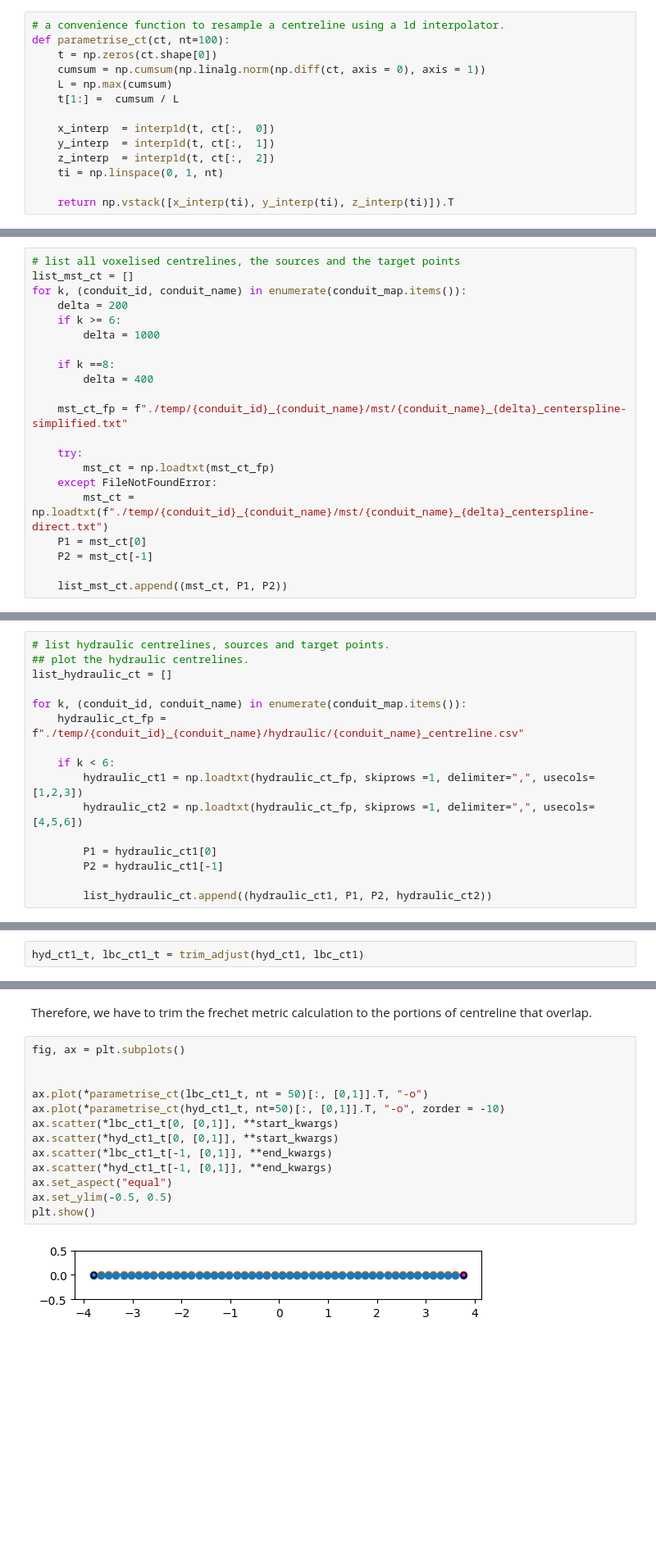
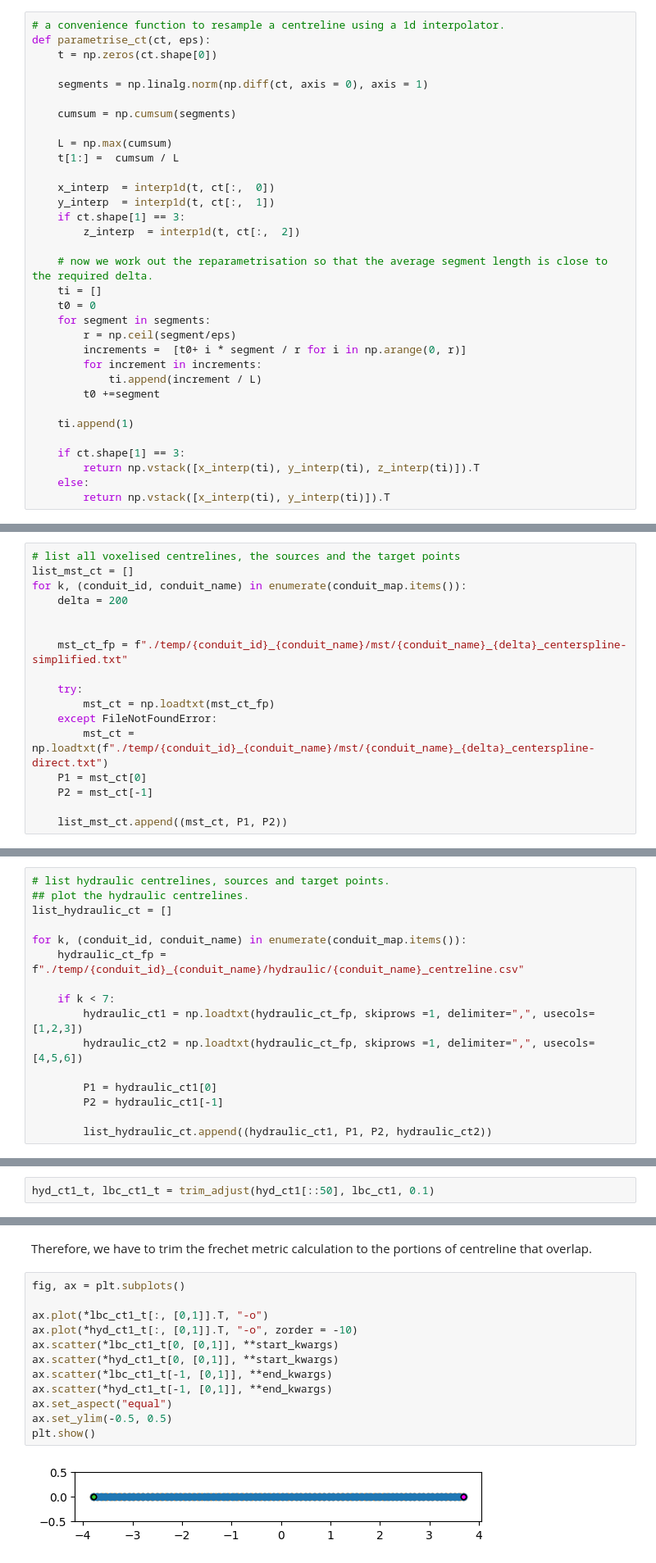
Before and after one commit to ERC-Karst/pc-centrelines, a Jupyter notebook: notebooks/6_compute_centreline_distances.ipynb, the cells around one changed output, grey strips where cells are left out. Shown at 82% size. Saved outputs shown, nothing was run; the diff lists cells and outputs as text; blank space fills up the shorter version.

```diff
--- a/notebooks/6_compute_centreline_distances.ipynb
+++ b/notebooks/6_compute_centreline_distances.ipynb
@@ -25,18 +25,37 @@ from scipy.interpolate import interp1d
 import matplotlib.pyplot as plt
 # %%
 # a convenience function to resample a centreline using a 1d interpolator.
-def parametrise_ct(ct, nt=100):
+def parametrise_ct(ct, eps):
     t = np.zeros(ct.shape[0])
-    cumsum = np.cumsum(np.linalg.norm(np.diff(ct, axis = 0), axis = 1))
+
+    segments = np.linalg.norm(np.diff(ct, axis = 0), axis = 1)
+
+    cumsum = np.cumsum(segments)
+
     L = np.max(cumsum)
     t[1:] =  cumsum / L
 
     x_interp  = interp1d(t, ct[:,  0])
     y_interp  = interp1d(t, ct[:,  1])
-    z_interp  = interp1d(t, ct[:,  2])
-    ti = np.linspace(0, 1, nt)
+    if ct.shape[1] == 3:
+        z_interp  = interp1d(t, ct[:,  2])
 
-    return np.vstack([x_interp(ti), y_interp(ti), z_interp(ti)]).T
+    # now we work out the reparametrisation so that the average segment length is close to the required delta.
+    ti = []
+    t0 = 0
+    for segment in segments:
+        r = np.ceil(segment/eps)
+        increments =  [t0+ i * segment / r for i in np.arange(0, r)]
+        for increment in increments:
+            ti.append(increment / L)
+        t0 +=segment
+
+    ti.append(1)
+
+    if ct.shape[1] == 3:
+        return np.vstack([x_interp(ti), y_interp(ti), z_interp(ti)]).T
+    else:
+        return np.vstack([x_interp(ti), y_interp(ti)]).T
 # %%
 with open(f"./notebooks/plot_kwargs.yaml", "r") as f:
     p = yaml.safe_load(f)
@@ -58,11 +77,7 @@ for k, (conduit_id, conduit_name) in enumerate(conduit_map.items()):
 list_mst_ct = []
 for k, (conduit_id, conduit_name) in enumerate(conduit_map.items()):
     delta = 200
-    if k >= 6:
-        delta = 1000
 
-    if k ==8:
-        delta = 400
 
     mst_ct_fp = f"./temp/{conduit_id}_{conduit_name}/mst/{conduit_name}_{delta}_centerspline-simplified.txt"
 
@@ -119,7 +136,7 @@ list_hydraulic_ct = []
 for k, (conduit_id, conduit_name) in enumerate(conduit_map.items()):
     hydraulic_ct_fp = f"./temp/{conduit_id}_{conduit_name}/hydraulic/{conduit_name}_centreline.csv"
 
-    if k < 6:
+    if k < 7:
         hydraulic_ct1 = np.loadtxt(hydraulic_ct_fp, skiprows =1, delimiter=",", usecols=[1,2,3])
         hydraulic_ct2 = np.loadtxt(hydraulic_ct_fp, skiprows =1, delimiter=",", usecols=[4,5,6])
 
@@ -236,5 +298,5 @@ def trim_adjust(ct1, ct2):
 # %%
-hyd_ct1_t, lbc_ct1_t = trim_adjust(hyd_ct1, lbc_ct1)
+hyd_ct1_t, lbc_ct1_t = trim_adjust(hyd_ct1[::50], lbc_ct1, 0.1)
 # %%
 plt.plot(*hyd_ct1_t[:,[0,1]].T, "-o")
 plt.plot(*lbc_ct1_t[:,[0,1]].T, "-o")
@@ -246,17 +308,16 @@ Therefore, we have to trim the frechet metric calculation to the portions of cen
 # %%
 fig, ax = plt.subplots()
 
-
-ax.plot(*parametrise_ct(lbc_ct1_t, nt = 50)[:, [0,1]].T, "-o")
-ax.plot(*parametrise_ct(hyd_ct1_t, nt=50)[:, [0,1]].T, "-o", zorder = -10)
+ax.plot(*lbc_ct1_t[:, [0,1]].T, "-o")
+ax.plot(*hyd_ct1_t[:, [0,1]].T, "-o", zorder = -10)
 ax.scatter(*lbc_ct1_t[0, [0,1]], **start_kwargs)
 ax.scatter(*hyd_ct1_t[0, [0,1]], **start_kwargs)
 ax.scatter(*lbc_ct1_t[-1, [0,1]], **end_kwargs)
 ax.scatter(*hyd_ct1_t[-1, [0,1]], **end_kwargs)
 ax.set_aspect("equal")
 ax.set_ylim(-0.5, 0.5)
 plt.show()
 # %% [output]
-[figure, old version]
+[figure, new version]
 # %% [markdown]
 Now that the two centrelines overlap, the discrete frechet metric is dominated by the largest spacing between two nodes of each centreline. If one is densely sampled, and the other not, then the discrete frechet metric describes the larger of the two sampling intervals.
```
Also changed, not shown: parts of 27 cells of this notebook, 10 other files.
